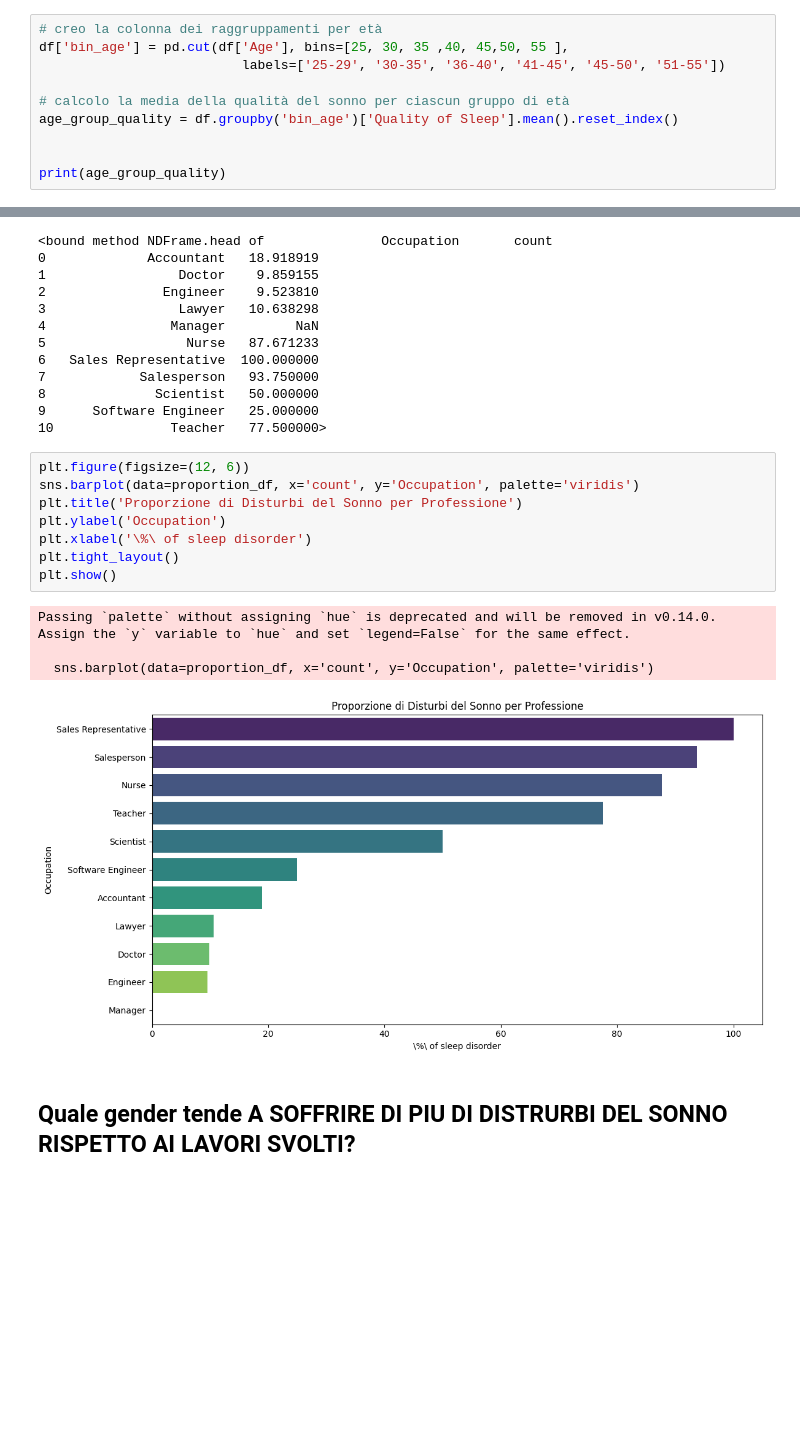
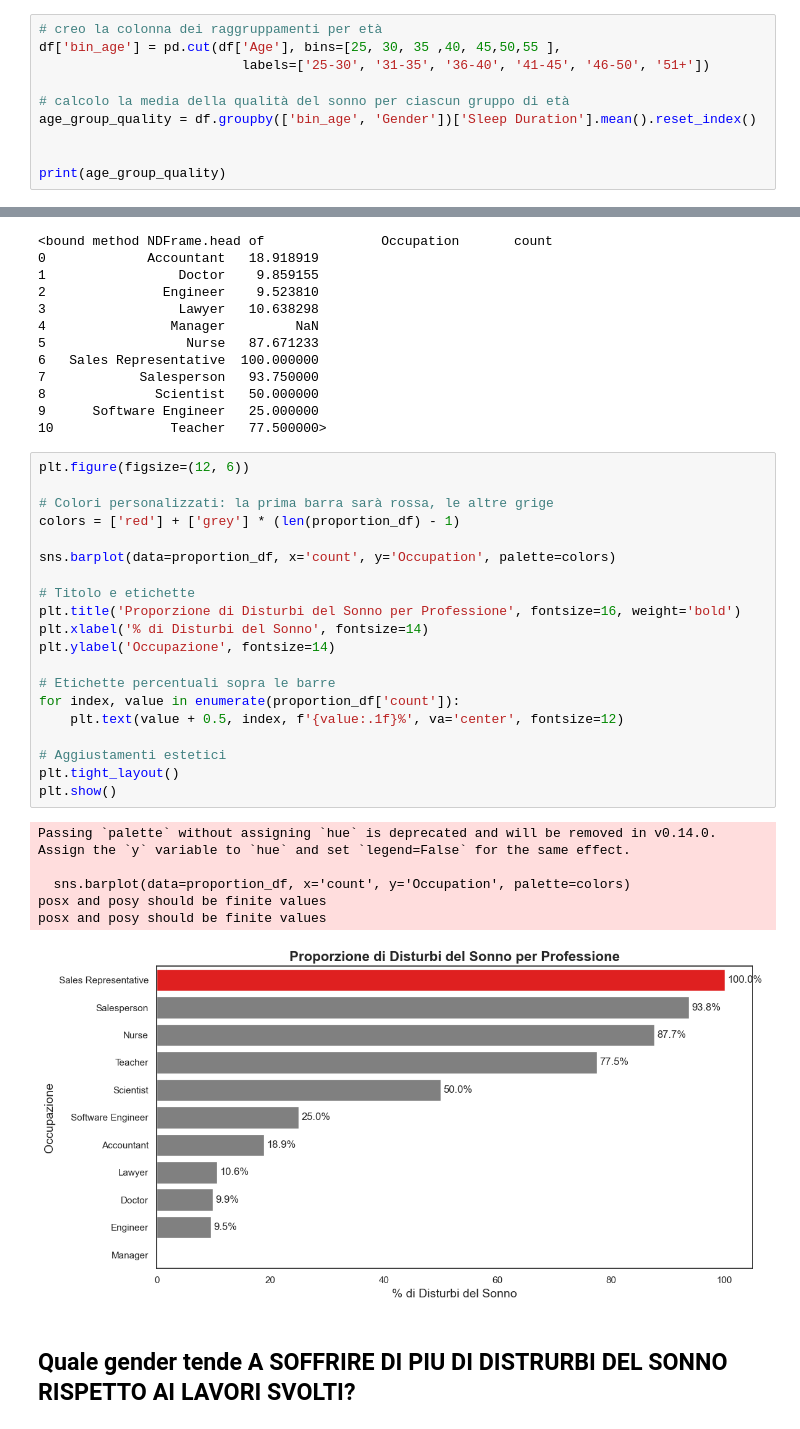
Before and after one commit to gretaquadranti/DataVisualization, a Jupyter notebook: dataViz_notebook.ipynb, the cells around one changed output, grey strips where cells are left out. Cells and saved outputs as stored; diff of their text form; blank space fills up the shorter version.

```diff
--- a/dataViz_notebook.ipynb
+++ b/dataViz_notebook.ipynb
@@ -56,11 +56,11 @@ il lavoro che fai influisce in qualche modo sullo sleep disorder? Are men or wom
 ## come cambia la qualità del sonno in base all'eta?
 # %%
 # creo la colonna dei raggruppamenti per età
-df['bin_age'] = pd.cut(df['Age'], bins=[25, 30, 35 ,40, 45,50, 55 ],
-                          labels=['25-29', '30-35', '36-40', '41-45', '45-50', '51-55'])
+df['bin_age'] = pd.cut(df['Age'], bins=[25, 30, 35 ,40, 45,50,55 ],
+                          labels=['25-30', '31-35', '36-40', '41-45', '46-50', '51+'])
 
 # calcolo la media della qualità del sonno per ciascun gruppo di età
-age_group_quality = df.groupby('bin_age')['Quality of Sleep'].mean().reset_index()
+age_group_quality = df.groupby(['bin_age', 'Gender'])['Sleep Duration'].mean().reset_index()
 
 
 print(age_group_quality)
@@ -145,17 +203,31 @@ proportion_df = proportion_df.sort_values(by='count', ascending=False)
 10               Teacher   77.500000>
 # %%
 plt.figure(figsize=(12, 6))
-sns.barplot(data=proportion_df, x='count', y='Occupation', palette='viridis')
-plt.title('Proporzione di Disturbi del Sonno per Professione')
-plt.ylabel('Occupation')
-plt.xlabel('\%\ of sleep disorder')
+
+# Colori personalizzati: la prima barra sarà rossa, le altre grige
+colors = ['red'] + ['grey'] * (len(proportion_df) - 1)
+
+sns.barplot(data=proportion_df, x='count', y='Occupation', palette=colors)
+
+# Titolo e etichette
+plt.title('Proporzione di Disturbi del Sonno per Professione', fontsize=16, weight='bold')
+plt.xlabel('% di Disturbi del Sonno', fontsize=14)
+plt.ylabel('Occupazione', fontsize=14)
+
+# Etichette percentuali sopra le barre
+for index, value in enumerate(proportion_df['count']):
+    plt.text(value + 0.5, index, f'{value:.1f}%', va='center', fontsize=12)
+
+# Aggiustamenti estetici
 plt.tight_layout()
 plt.show()
 # %% [output]
 Passing `palette` without assigning `hue` is deprecated and will be removed in v0.14.0. Assign the `y` variable to `hue` and set `legend=False` for the same effect.
 
-  sns.barplot(data=proportion_df, x='count', y='Occupation', palette='viridis')
+  sns.barplot(data=proportion_df, x='count', y='Occupation', palette=colors)
+posx and posy should be finite values
+posx and posy should be finite values
-[figure, old version]
+[figure, new version]
 # %% [markdown]
 ## Quale gender tende A SOFFRIRE DI PIU DI DISTRURBI DEL SONNO RISPETTO AI LAVORI SVOLTI?
 # %%
```
Also changed, not shown: parts of 6 cells of this notebook.
